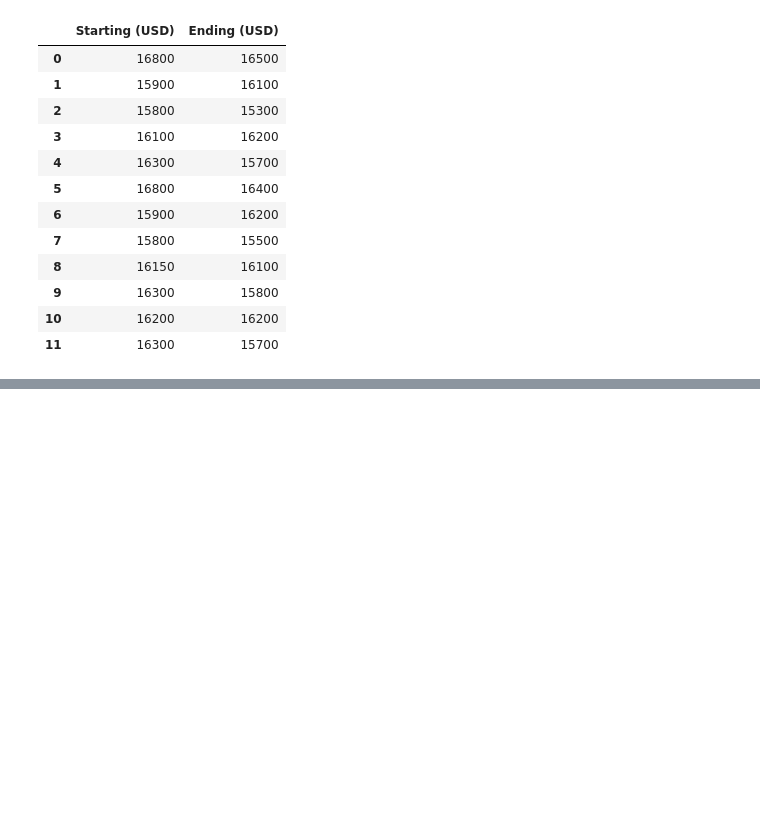
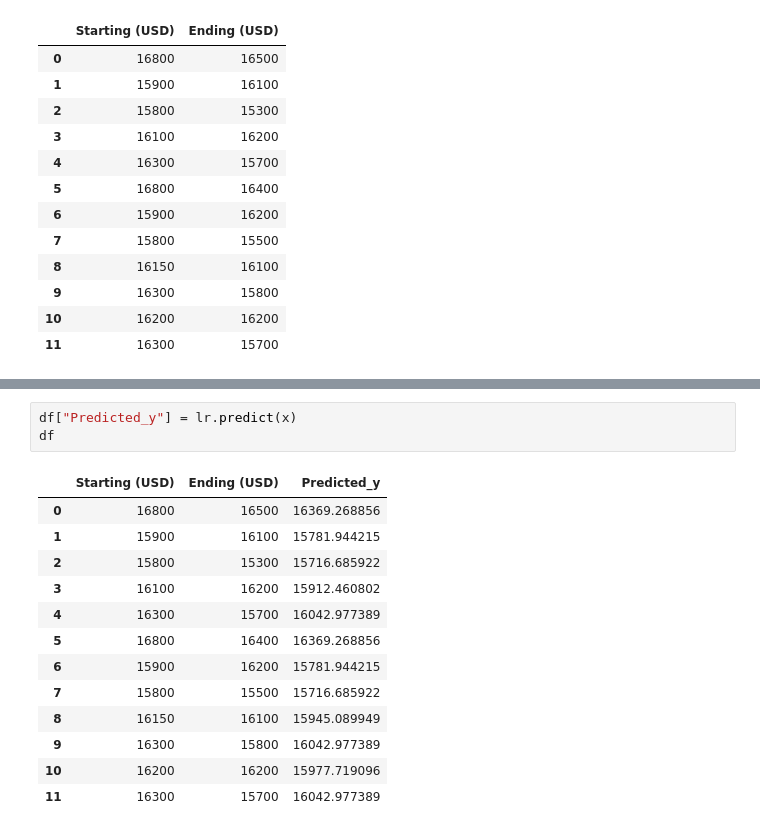
Before and after one commit to tanvirulislam149/ML_tutorial, a Jupyter notebook: implementing_linear_regression.ipynb, the cells around one changed output, grey strips where cells are left out. Saved outputs shown, nothing was run; the diff lists cells and outputs as text; blank space fills up the shorter version.

```diff
--- a/implementing_linear_regression.ipynb
+++ b/implementing_linear_regression.ipynb
@@ -45,0 +94,17 @@ df
+# %%
+df["Predicted_y"] = lr.predict(x)
+df
+# %% [output]
+|  | Starting (USD) | Ending (USD) | Predicted_y |
+| 0 | 16800 | 16500 | 16369.268856 |
+| 1 | 15900 | 16100 | 15781.944215 |
+| 2 | 15800 | 15300 | 15716.685922 |
+| 3 | 16100 | 16200 | 15912.460802 |
+| 4 | 16300 | 15700 | 16042.977389 |
+| 5 | 16800 | 16400 | 16369.268856 |
+| 6 | 15900 | 16200 | 15781.944215 |
+| 7 | 15800 | 15500 | 15716.685922 |
+| 8 | 16150 | 16100 | 15945.089949 |
+| 9 | 16300 | 15800 | 16042.977389 |
+| 10 | 16200 | 16200 | 15977.719096 |
+| 11 | 16300 | 15700 | 16042.977389 |
```
Also changed, not shown: parts of 6 cells of this notebook.
